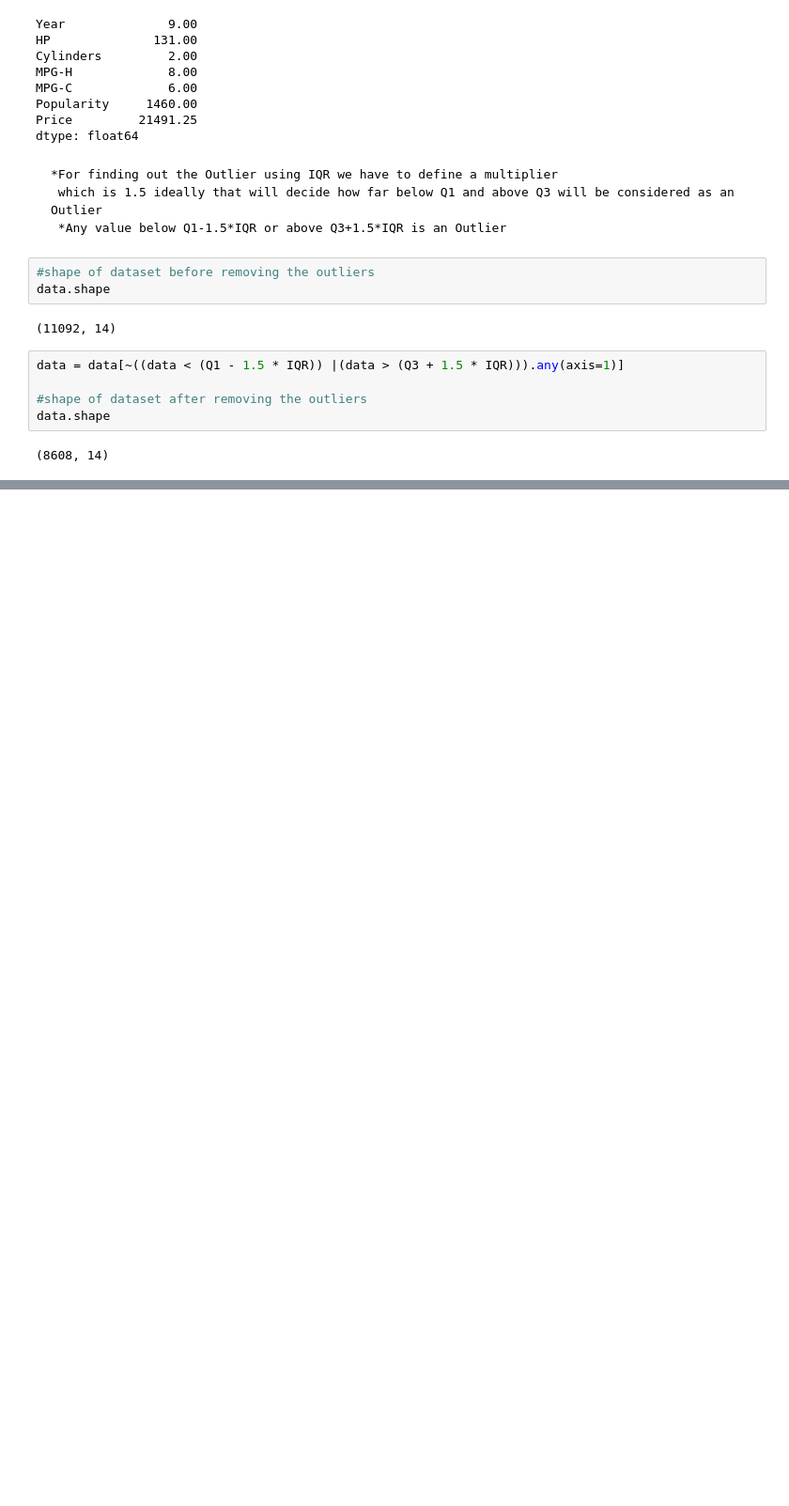
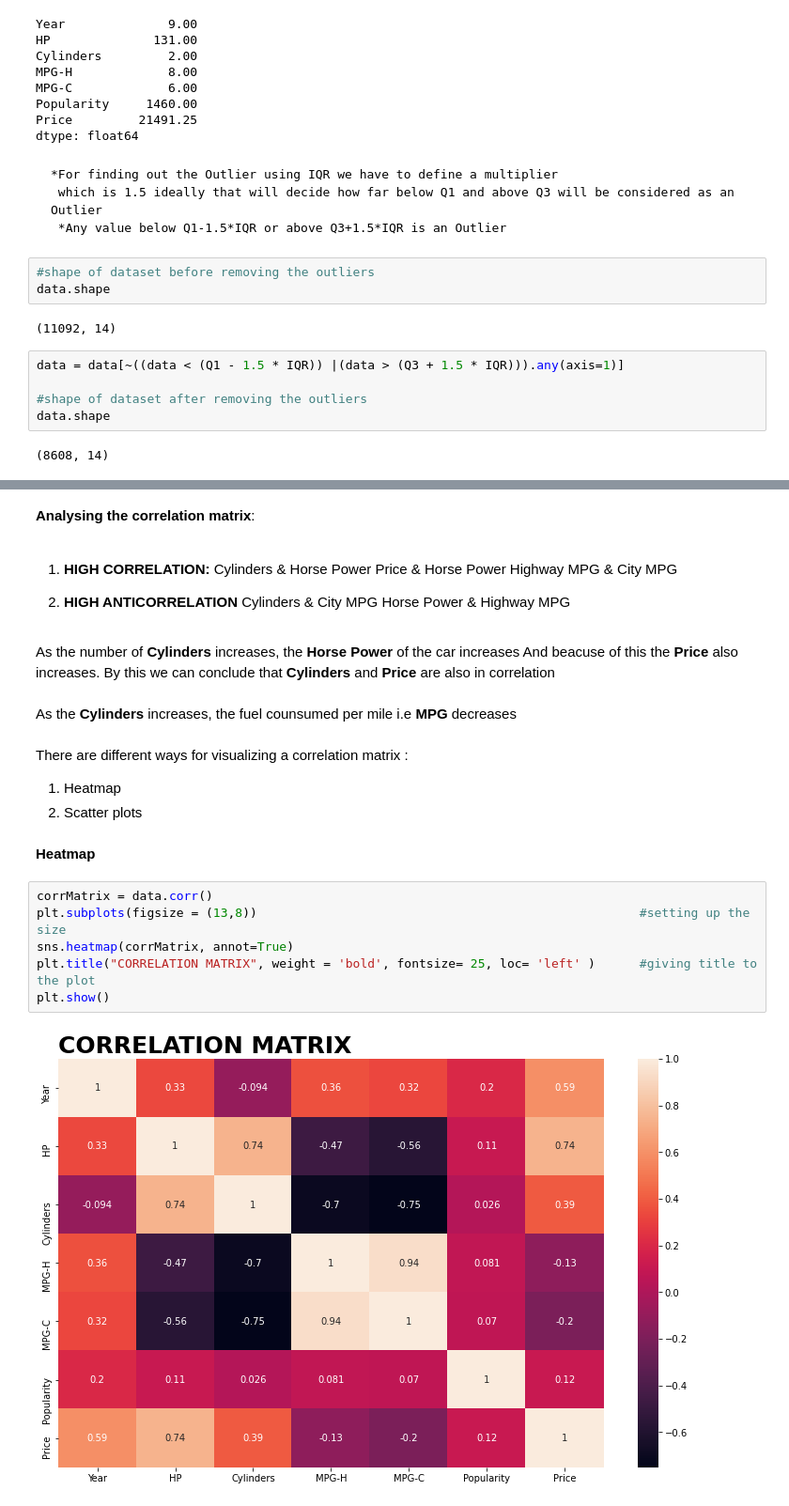
Before and after one commit to pranav-2410/Exploratory-data-analysis-of-car-features, a Jupyter notebook: Project_ML.ipynb, the cells around one changed output, grey strips where cells are left out. Shown: that part at 94% size. Drawn from its saved outputs; the diff is of its cells as text; blank space fills up the shorter version.

```diff
--- a/Project_ML.ipynb
+++ b/Project_ML.ipynb
@@ -345,0 +389,36 @@ plt.show()
+# %% [markdown]
+**Analysing the correlation matrix**:
+# %% [markdown]
+
+
+1.   **HIGH CORRELATION:**
+                       Cylinders     &   Horse Power
+                       Price         &   Horse Power
+                       Highway MPG   &   City MPG
+
+
+
+2.   **HIGH ANTICORRELATION**
+                      Cylinders   &    City MPG
+                      Horse Power &    Highway MPG
+# %% [markdown]
+As the number of **Cylinders** increases, the **Horse Power** of the car increases
+And beacuse of this the **Price** also increases.
+By this we can  conclude that **Cylinders** and **Price** are also in correlation
+# %% [markdown]
+As the **Cylinders** increases, the fuel counsumed per mile i.e **MPG**  decreases
+# %% [markdown]
+There are different ways for visualizing a correlation matrix  :
+
+1.   Heatmap
+2.   Scatter plots
+# %% [markdown]
+**Heatmap**
+# %%
+corrMatrix = data.corr()
+plt.subplots(figsize = (13,8))                                                    #setting up the size
+sns.heatmap(corrMatrix, annot=True)
+plt.title("CORRELATION MATRIX", weight = 'bold', fontsize= 25, loc= 'left' )      #giving title to the plot
+plt.show()
+# %% [output]
+[figure, added]
```
Also changed, not shown: parts of 18 cells of this notebook.
